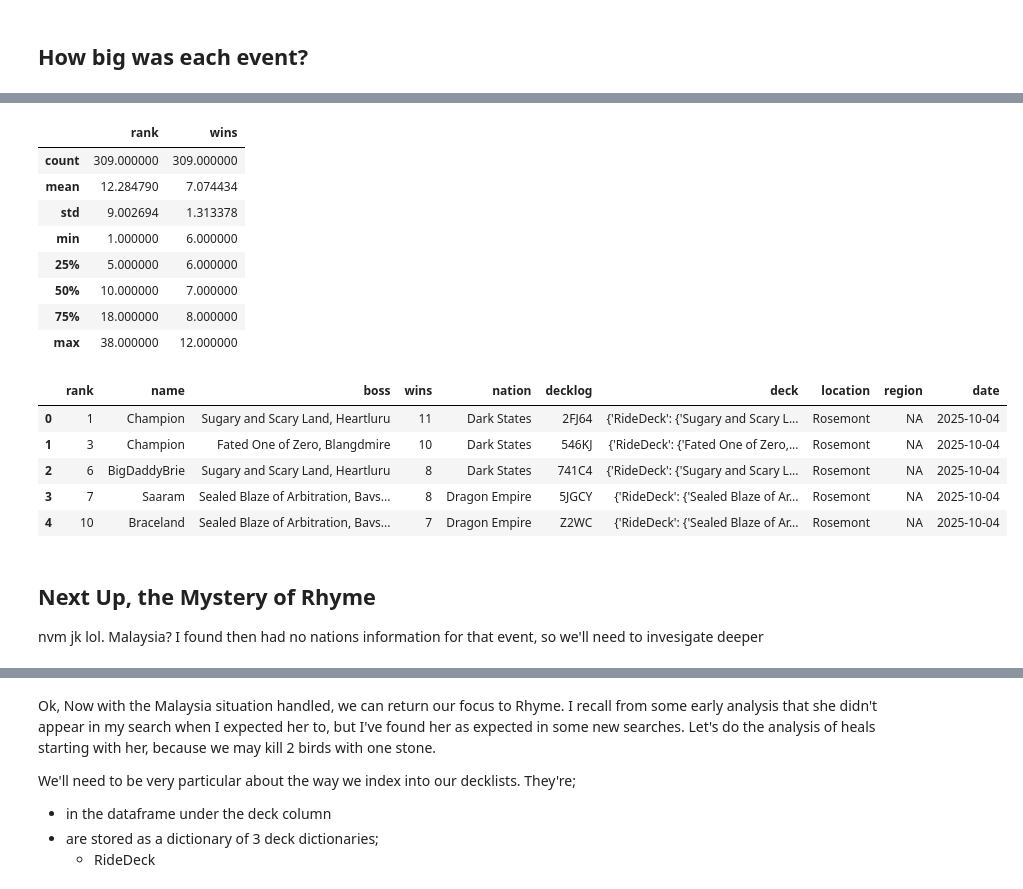
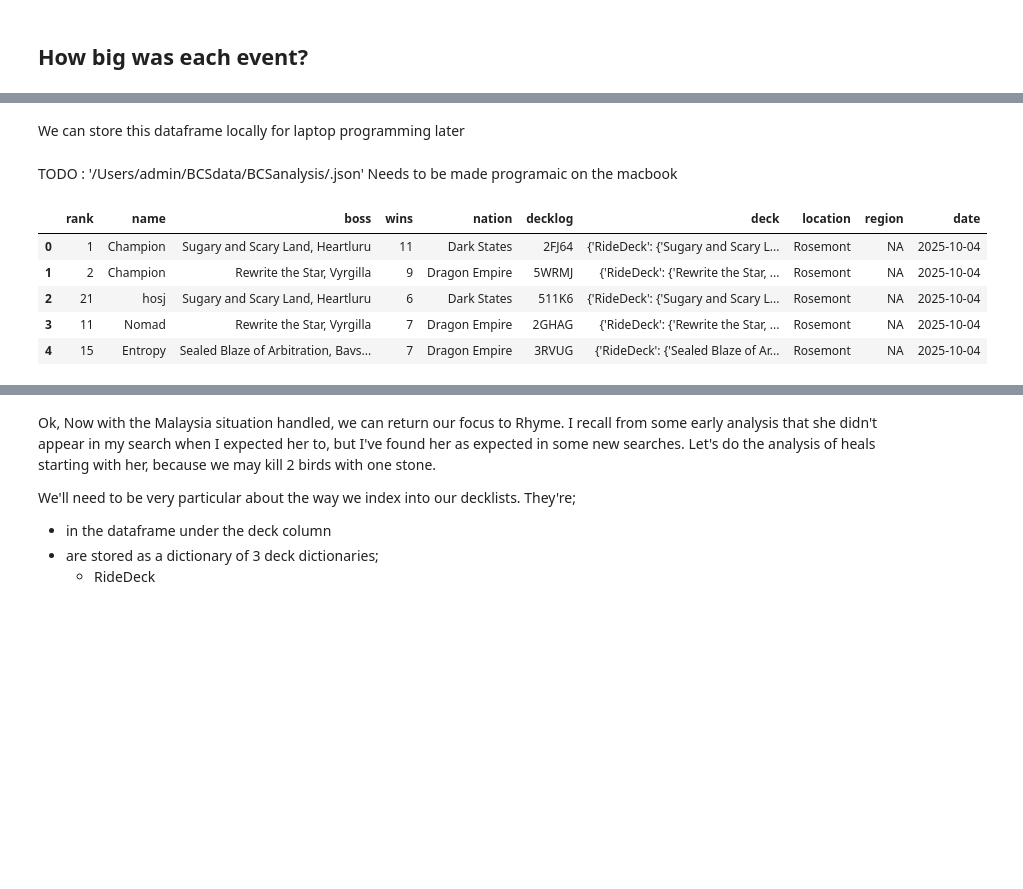
Before and after one commit to Silver-Sapphire/BCSanalysis, a Jupyter notebook: BCSdata.ipynb, the cells around one changed output, grey strips where cells are left out. Saved outputs shown, nothing was run; the diff lists cells and outputs as text; code cells hidden in the pictures; blank space fills up the shorter version.

Commit message:
Updating for weekend laptop work. Post Toronto addition Clean Up

```diff
--- a/BCSdata.ipynb
+++ b/BCSdata.ipynb
@@ -253,13 +248,0 @@ See the caveats in the documentation: https://pandas.pydata.org/pandas-docs/stab
-# %%
-dfF = pd.concat([dff, df_phil], ignore_index=True)
-dfF.describe()
-# %% [output]
-|  | rank | wins |
-| count | 309.000000 | 309.000000 |
-| mean | 12.284790 | 7.074434 |
-| std | 9.002694 | 1.313378 |
-| min | 1.000000 | 6.000000 |
-| 25% | 5.000000 | 6.000000 |
-| 50% | 10.000000 | 7.000000 |
-| 75% | 18.000000 | 8.000000 |
-| max | 38.000000 | 12.000000 |
@@ -269,0 +249,6 @@ dfF.to_json(path.join('/Users/admin/BCSdata/BCSanalysis/.json','ToppingDecks.jso
+# %% [markdown]
+We can store this dataframe locally for laptop programming later
+# %% [markdown]
+TODO :
+'/Users/admin/BCSdata/BCSanalysis/.json'
+Needs to be made programaic on the macbook
@@ -270,15 +258,12 @@ dfF.to_json(path.join('/Users/admin/BCSdata/BCSanalysis/.json','ToppingDecks.jso
 # %%
 # lets test its loading for a sanity check
-df2 = pd.read_json(path.join('/Users/admin/BCSdata/BCSanalysis/.json','ToppingDecks.json'), orient='records')
-# df2 = df2.transpose()
-df2.head()
+top_df = pd.read_json(path.join('.json','ToppingDecks.json'), orient='records')
+# top_df = top_df.transpose()
+top_df.head()
 # %% [output]
 |  | rank | name | boss | wins | nation | decklog | deck | location | region | date |
 | 0 | 1 | Champion | Sugary and Scary Land, Heartluru | 11 | Dark States | 2FJ64 | {'RideDeck': {'Sugary and Scary L... | Rosemont | NA | 2025-10-04 |
-| 1 | 3 | Champion | Fated One of Zero, Blangdmire | 10 | Dark States | 546KJ | {'RideDeck': {'Fated One of Zero,... | Rosemont | NA | 2025-10-04 |
-| 2 | 6 | BigDaddyBrie | Sugary and Scary Land, Heartluru | 8 | Dark States | 741C4 | {'RideDeck': {'Sugary and Scary L... | Rosemont | NA | 2025-10-04 |
-| 3 | 7 | Saaram | Sealed Blaze of Arbitration, Bavs... | 8 | Dragon Empire | 5JGCY | {'RideDeck': {'Sealed Blaze of Ar... | Rosemont | NA | 2025-10-04 |
-| 4 | 10 | Braceland | Sealed Blaze of Arbitration, Bavs... | 7 | Dragon Empire | Z2WC | {'RideDeck': {'Sealed Blaze of Ar... | Rosemont | NA | 2025-10-04 |
+| 1 | 2 | Champion | Rewrite the Star, Vyrgilla | 9 | Dragon Empire | 5WRMJ | {'RideDeck': {'Rewrite the Star, ... | Rosemont | NA | 2025-10-04 |
+| 2 | 21 | hosj | Sugary and Scary Land, Heartluru | 6 | Dark States | 511K6 | {'RideDeck': {'Sugary and Scary L... | Rosemont | NA | 2025-10-04 |
+| 3 | 11 | Nomad | Rewrite the Star, Vyrgilla | 7 | Dragon Empire | 2GHAG | {'RideDeck': {'Rewrite the Star, ... | Rosemont | NA | 2025-10-04 |
+| 4 | 15 | Entropy | Sealed Blaze of Arbitration, Bavs... | 7 | Dragon Empire | 3RVUG | {'RideDeck': {'Sealed Blaze of Ar... | Rosemont | NA | 2025-10-04 |
-# %% [markdown]
-## Next Up, the Mystery of Rhyme
-nvm jk lol. Malaysia? I found then had no nations information for that event, so we'll need to invesigate deeper
```
Also changed, not shown: parts of 53 cells of this notebook, 3 other files.
